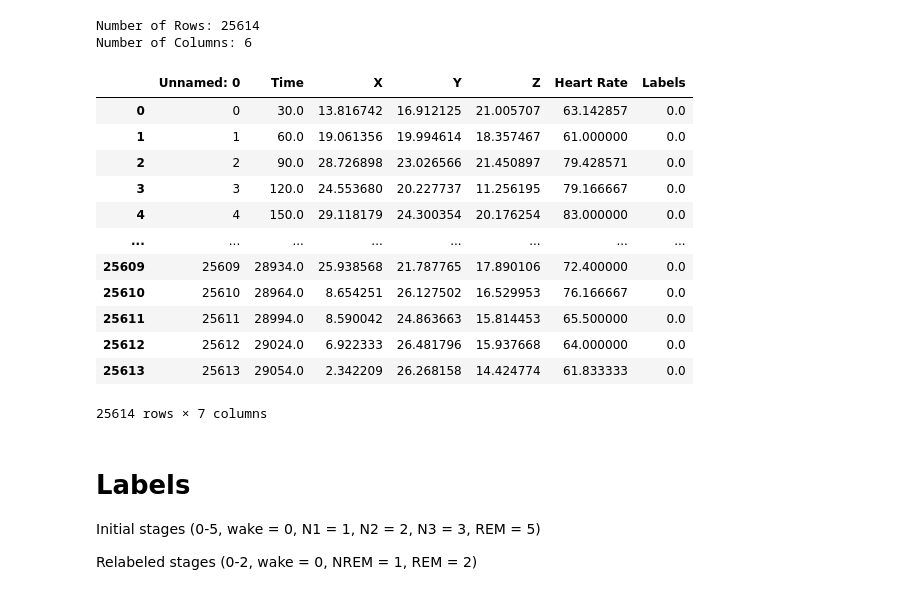
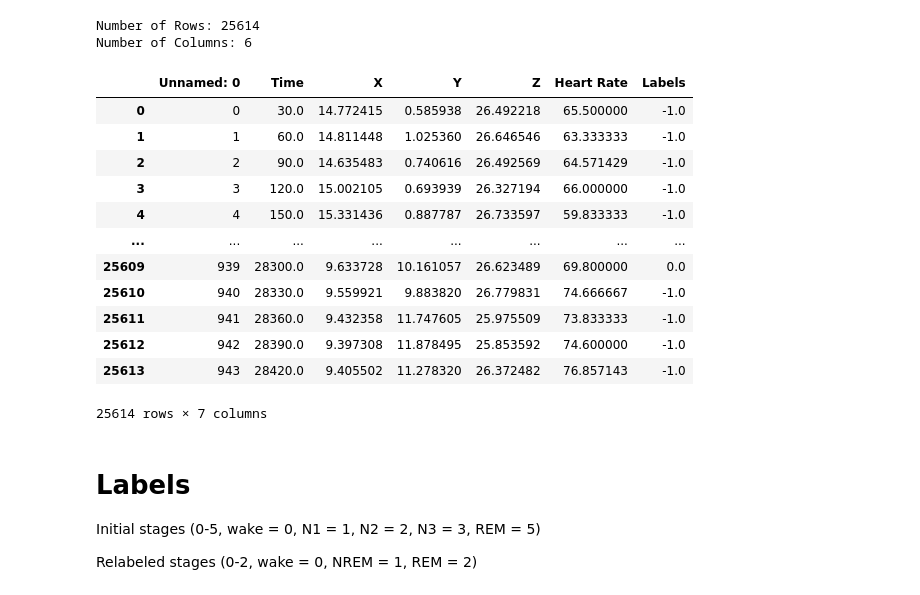
Before and after one commit to cargilgar/Smart-Alarm-using-tinyML, a Jupyter notebook: src/model_training/model_training.ipynb, the cells around one changed output. Drawn from its saved outputs; the diff is of its cells as text; code cells hidden in the pictures.

```diff
--- a/src/model_training/model_training.ipynb
+++ b/src/model_training/model_training.ipynb
@@ -55,21 +76,22 @@ Number of Rows: 25614
 Number of Columns: 6
 # %%
 # Read full dataframe CSV (without download data)
-df = pd.read_csv('big_df.csv')
+# QUITAR COLUMNA UNNAMED:0
+df = pd.read_csv('all_users_df.csv')
 df
 # %% [output]
 |  | Unnamed: 0 | Time | X | Y | Z | Heart Rate | Labels |
-| 0 | 0 | 30.0 | 13.816742 | 16.912125 | 21.005707 | 63.142857 | 0.0 |
-| 1 | 1 | 60.0 | 19.061356 | 19.994614 | 18.357467 | 61.000000 | 0.0 |
-| 2 | 2 | 90.0 | 28.726898 | 23.026566 | 21.450897 | 79.428571 | 0.0 |
-| 3 | 3 | 120.0 | 24.553680 | 20.227737 | 11.256195 | 79.166667 | 0.0 |
-| 4 | 4 | 150.0 | 29.118179 | 24.300354 | 20.176254 | 83.000000 | 0.0 |
+| 0 | 0 | 30.0 | 14.772415 | 0.585938 | 26.492218 | 65.500000 | -1.0 |
+| 1 | 1 | 60.0 | 14.811448 | 1.025360 | 26.646546 | 63.333333 | -1.0 |
+| 2 | 2 | 90.0 | 14.635483 | 0.740616 | 26.492569 | 64.571429 | -1.0 |
+| 3 | 3 | 120.0 | 15.002105 | 0.693939 | 26.327194 | 66.000000 | -1.0 |
+| 4 | 4 | 150.0 | 15.331436 | 0.887787 | 26.733597 | 59.833333 | -1.0 |
 | ... | ... | ... | ... | ... | ... | ... | ... |
-| 25609 | 25609 | 28934.0 | 25.938568 | 21.787765 | 17.890106 | 72.400000 | 0.0 |
-| 25610 | 25610 | 28964.0 | 8.654251 | 26.127502 | 16.529953 | 76.166667 | 0.0 |
-| 25611 | 25611 | 28994.0 | 8.590042 | 24.863663 | 15.814453 | 65.500000 | 0.0 |
-| 25612 | 25612 | 29024.0 | 6.922333 | 26.481796 | 15.937668 | 64.000000 | 0.0 |
-| 25613 | 25613 | 29054.0 | 2.342209 | 26.268158 | 14.424774 | 61.833333 | 0.0 |
+| 25609 | 939 | 28300.0 | 9.633728 | 10.161057 | 26.623489 | 69.800000 | 0.0 |
+| 25610 | 940 | 28330.0 | 9.559921 | 9.883820 | 26.779831 | 74.666667 | -1.0 |
+| 25611 | 941 | 28360.0 | 9.432358 | 11.747605 | 25.975509 | 73.833333 | -1.0 |
+| 25612 | 942 | 28390.0 | 9.397308 | 11.878495 | 25.853592 | 74.600000 | -1.0 |
+| 25613 | 943 | 28420.0 | 9.405502 | 11.278320 | 26.372482 | 76.857143 | -1.0 |
 25614 rows × 7 columns
 # %% [markdown]
 # Labels
```
Also changed, not shown: parts of 38 cells of this notebook.
